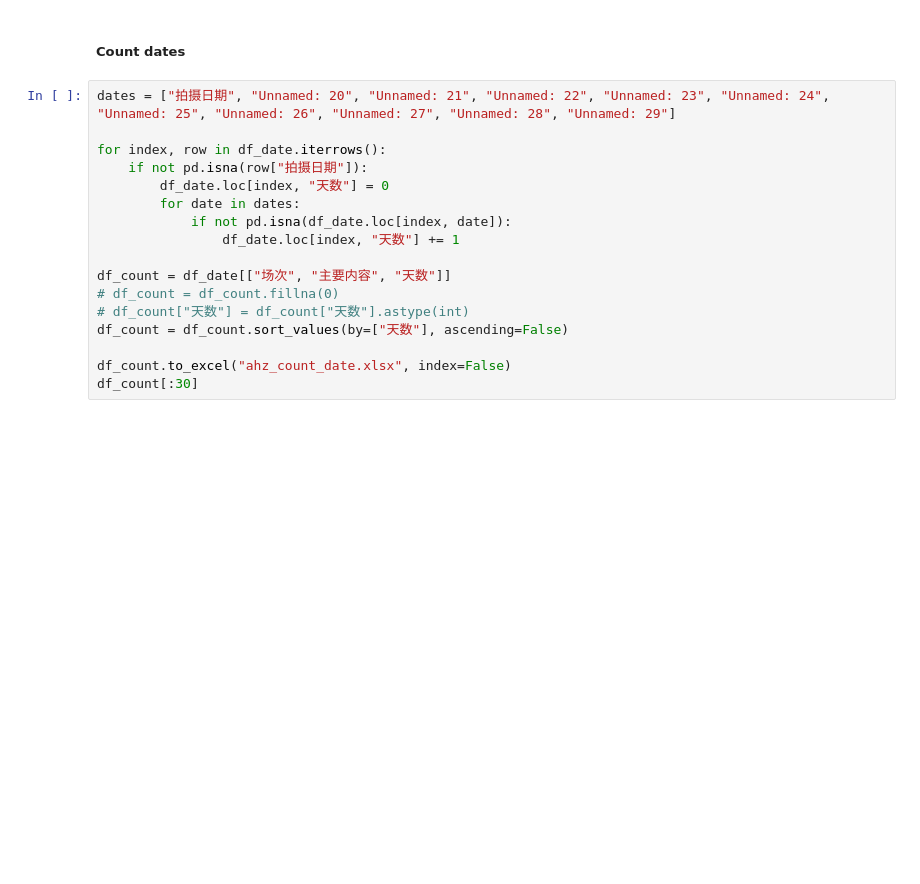
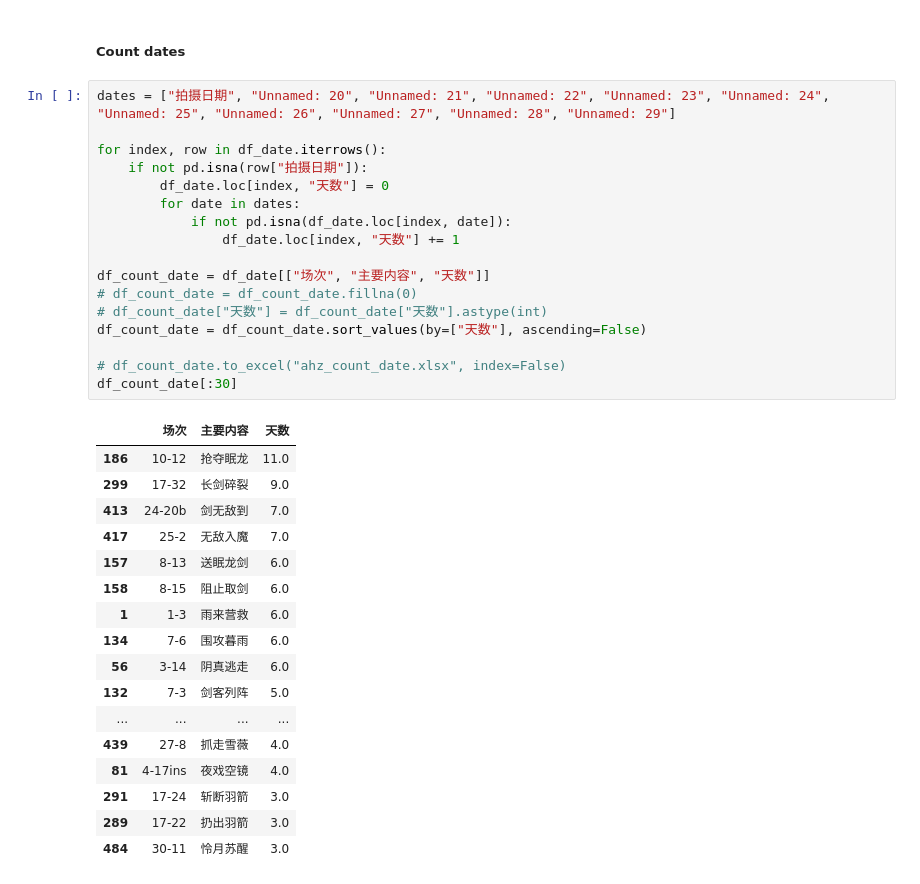
Before and after one commit to siyinghan/programming-learning, a Jupyter notebook: jupyter/ahz.ipynb, the cells around one changed output. Saved outputs shown, nothing was run; the diff lists cells and outputs as text; blank space fills up the shorter version.

```diff
--- a/jupyter/ahz.ipynb
+++ b/jupyter/ahz.ipynb
@@ -42,17 +91,35 @@ print("===== fill in complete =====")
 # %%
 dates = ["拍摄日期", "Unnamed: 20", "Unnamed: 21", "Unnamed: 22", "Unnamed: 23", "Unnamed: 24", "Unnamed: 25", "Unnamed: 26", "Unnamed: 27", "Unnamed: 28", "Unnamed: 29"]
 
 for index, row in df_date.iterrows():
     if not pd.isna(row["拍摄日期"]):
         df_date.loc[index, "天数"] = 0
         for date in dates:
             if not pd.isna(df_date.loc[index, date]):
                 df_date.loc[index, "天数"] += 1
 
-df_count = df_date[["场次", "主要内容", "天数"]]
-# df_count = df_count.fillna(0)
-# df_count["天数"] = df_count["天数"].astype(int)
-df_count = df_count.sort_values(by=["天数"], ascending=False)
+df_count_date = df_date[["场次", "主要内容", "天数"]]
+# df_count_date = df_count_date.fillna(0)
+# df_count_date["天数"] = df_count_date["天数"].astype(int)
+df_count_date = df_count_date.sort_values(by=["天数"], ascending=False)
 
-df_count.to_excel("ahz_count_date.xlsx", index=False)
-df_count[:30]
+# df_count_date.to_excel("ahz_count_date.xlsx", index=False)
+df_count_date[:30]
+# %% [output]
+|  | 场次 | 主要内容 | 天数 |
+| 186 | 10-12 | 抢夺眠龙 | 11.0 |
+| 299 | 17-32 | 长剑碎裂 | 9.0 |
+| 413 | 24-20b | 剑无敌到 | 7.0 |
+| 417 | 25-2 | 无敌入魔 | 7.0 |
+| 157 | 8-13 | 送眠龙剑 | 6.0 |
+| 158 | 8-15 | 阻止取剑 | 6.0 |
+| 1 | 1-3 | 雨来营救 | 6.0 |
+| 134 | 7-6 | 围攻暮雨 | 6.0 |
+| 56 | 3-14 | 阴真逃走 | 6.0 |
+| 132 | 7-3 | 剑客列阵 | 5.0 |
+| ... | ... | ... | ... |
+| 439 | 27-8 | 抓走雪薇 | 4.0 |
+| 81 | 4-17ins | 夜戏空镜 | 4.0 |
+| 291 | 17-24 | 斩断羽箭 | 3.0 |
+| 289 | 17-22 | 扔出羽箭 | 3.0 |
+| 484 | 30-11 | 怜月苏醒 | 3.0 |
```
Also changed, not shown: parts of 5 cells of this notebook.
